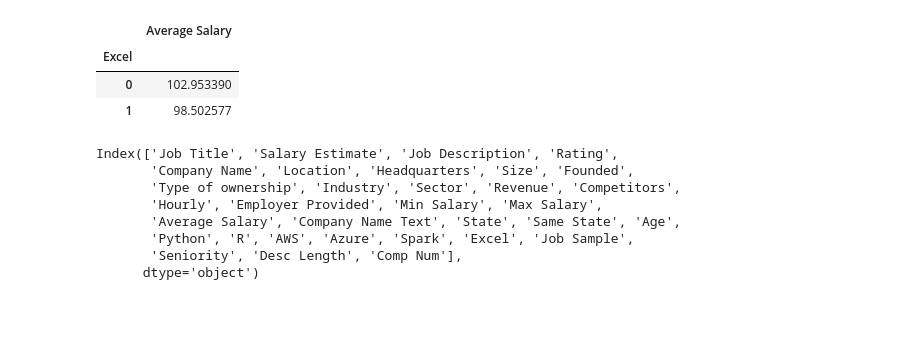
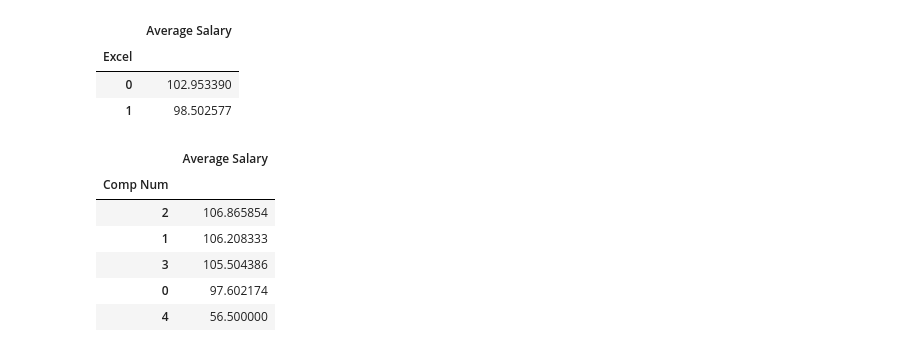
Before and after one commit to vimalkkumar/Glassdoor_DS_Salary, a Jupyter notebook: glassdoor_ds_eda.ipynb, the cells around one changed output. Cells and saved outputs as stored; diff of their text form; code cells hidden in the pictures; blank space fills up the shorter version.

```diff
--- a/glassdoor_ds_eda.ipynb
+++ b/glassdoor_ds_eda.ipynb
@@ -463,14 +463,13 @@ pd.pivot_table(dataset, index = 'Excel', values = 'Average Salary').sort_values(
 | Excel |  |
 | 0 | 102.953390 |
 | 1 | 98.502577 |
-# %%
-dataset.columns
-# %% [output]
-Index(['Job Title', 'Salary Estimate', 'Job Description', 'Rating',
-       'Company Name', 'Location', 'Headquarters', 'Size', 'Founded',
-       'Type of ownership', 'Industry', 'Sector', 'Revenue', 'Competitors',
-       'Hourly', 'Employer Provided', 'Min Salary', 'Max Salary',
-       'Average Salary', 'Company Name Text', 'State', 'Same State', 'Age',
-       'Python', 'R', 'AWS', 'Azure', 'Spark', 'Excel', 'Job Sample',
-       'Seniority', 'Desc Length', 'Comp Num'],
-      dtype='object')
+# %%
+pd.pivot_table(dataset, index = 'Comp Num', values = 'Average Salary').sort_values('Average Salary', ascending = False)
+# %% [output]
+|  | Average Salary |
+| Comp Num |  |
+| 2 | 106.865854 |
+| 1 | 106.208333 |
+| 3 | 105.504386 |
+| 0 | 97.602174 |
+| 4 | 56.500000 |
```
Also changed, not shown: parts of 1 cell of this notebook, 3 other files.
